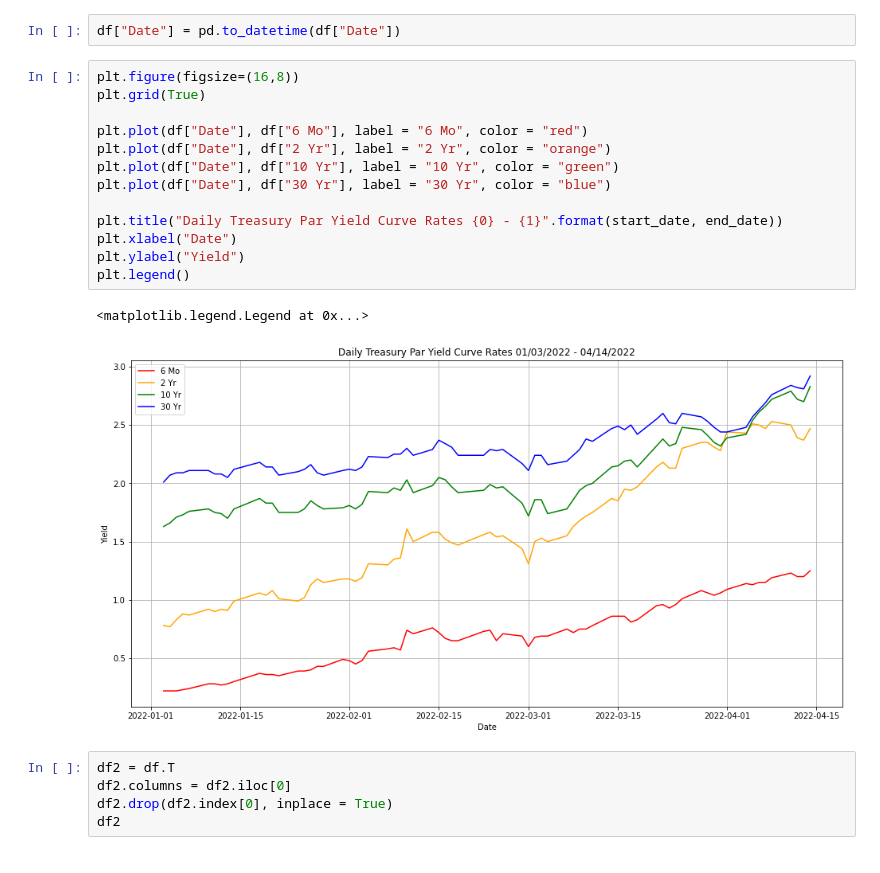
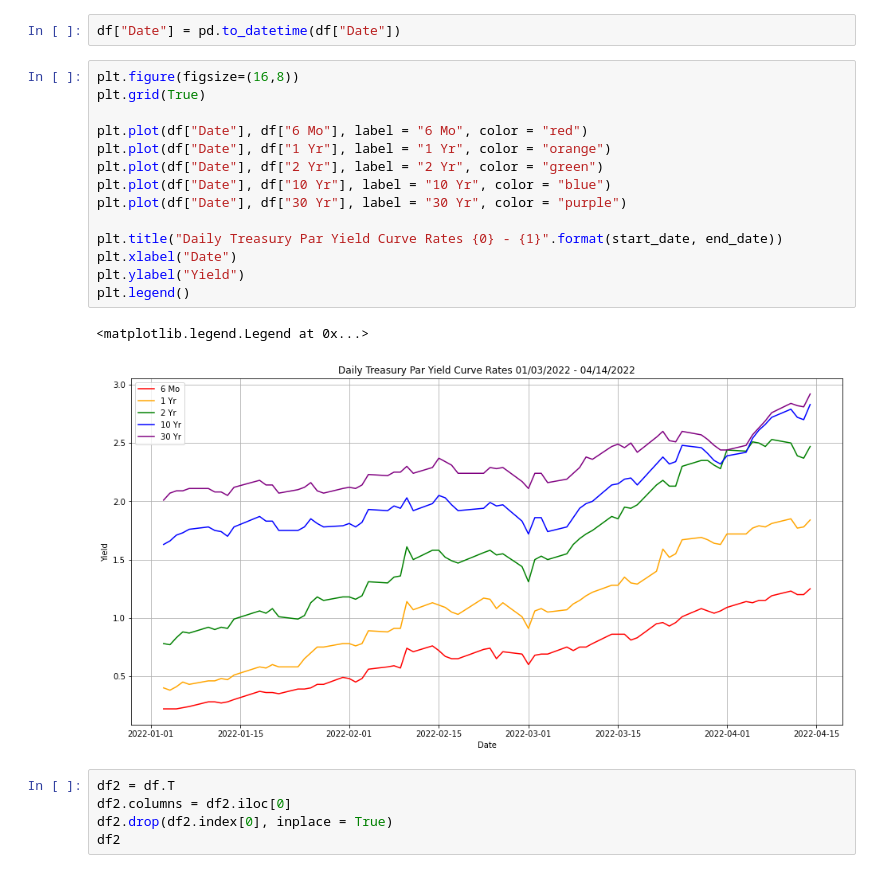
Before and after one commit to Wenbo-Git/Finance, a Jupyter notebook: Fixed Income/yield curves.ipynb, the cells around one changed output. Drawn from its saved outputs; the diff is of its cells as text.

```diff
--- a/Fixed Income/yield curves.ipynb
+++ b/Fixed Income/yield curves.ipynb
@@ -53,19 +53,20 @@ df["Date"] = pd.to_datetime(df["Date"])
 # %%
 plt.figure(figsize=(16,8))
 plt.grid(True)
 
 plt.plot(df["Date"], df["6 Mo"], label = "6 Mo", color = "red")
-plt.plot(df["Date"], df["2 Yr"], label = "2 Yr", color = "orange")
-plt.plot(df["Date"], df["10 Yr"], label = "10 Yr", color = "green")
-plt.plot(df["Date"], df["30 Yr"], label = "30 Yr", color = "blue")
+plt.plot(df["Date"], df["1 Yr"], label = "1 Yr", color = "orange")
+plt.plot(df["Date"], df["2 Yr"], label = "2 Yr", color = "green")
+plt.plot(df["Date"], df["10 Yr"], label = "10 Yr", color = "blue")
+plt.plot(df["Date"], df["30 Yr"], label = "30 Yr", color = "purple")
 
 plt.title("Daily Treasury Par Yield Curve Rates {0} - {1}".format(start_date, end_date))
 plt.xlabel("Date")
 plt.ylabel("Yield")
 plt.legend()
 # %% [output]
 <matplotlib.legend.Legend at 0x...>
-[figure, old version]
+[figure, new version]
 # %%
 df2 = df.T
 df2.columns = df2.iloc[0]
```
Also changed, not shown: parts of 2 cells of this notebook.
